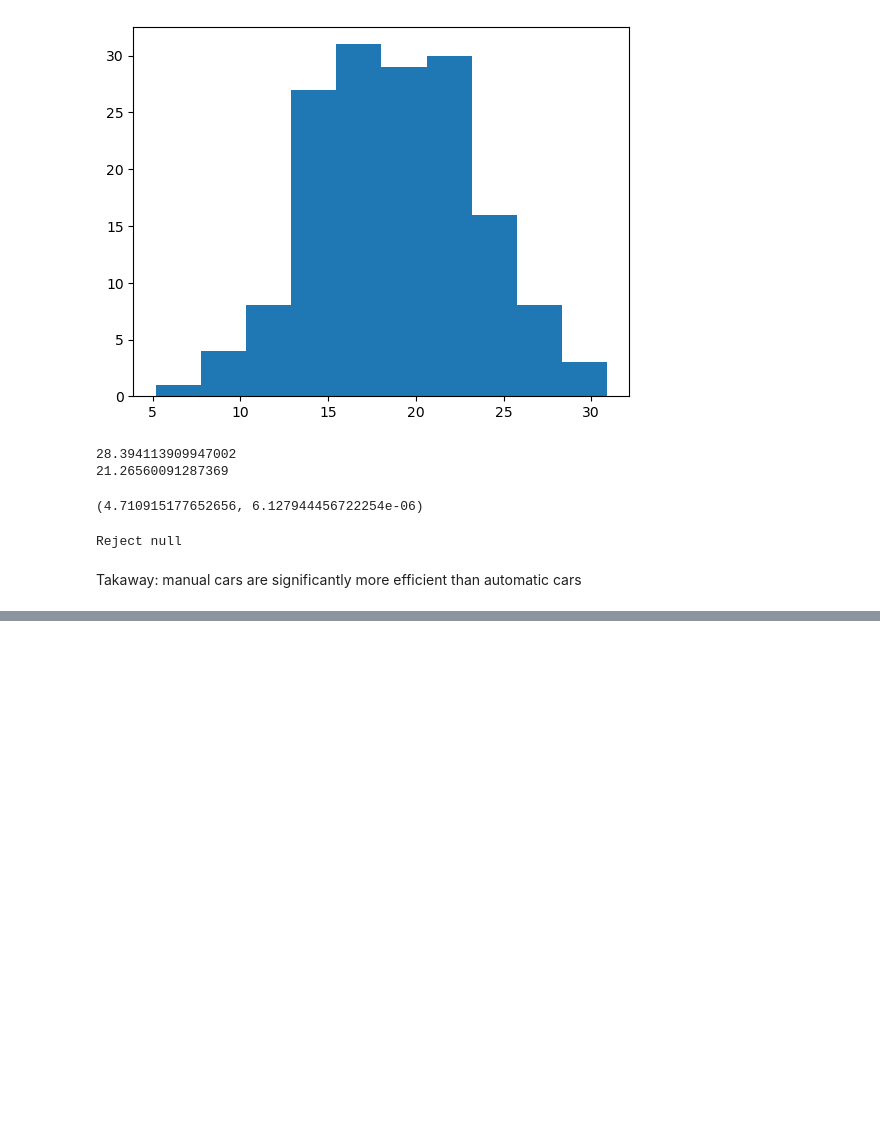
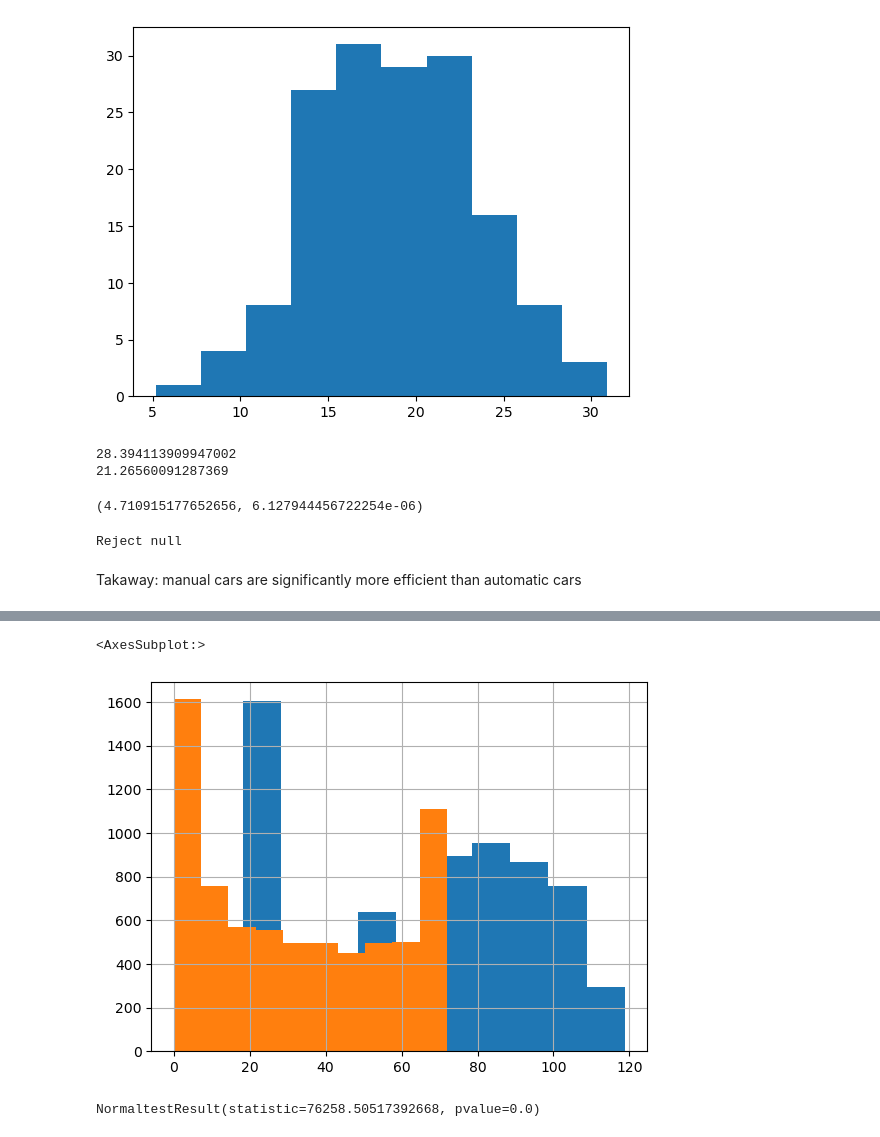
Before and after one commit to ihcrane/statistics-exercises, a Jupyter notebook: hypothesis_testing.ipynb, the cells around one changed output, grey strips where cells are left out. Cells and saved outputs as stored; diff of their text form; code cells hidden in the pictures; blank space fills up the shorter version.

```diff
--- a/hypothesis_testing.ipynb
+++ b/hypothesis_testing.ipynb
@@ -734,0 +785,10 @@ Takaway: manual cars are significantly more efficient than automatic cars
+# %%
+df.monthly_charges.hist()
+df.tenure.hist()
+# %% [output]
+<AxesSubplot:>
+[figure, added]
+# %%
+stats.normaltest(df.tenure, None)
+# %% [output]
+NormaltestResult(statistic=76258.50517392668, pvalue=0.0)
```
Also changed, not shown: parts of 58 cells of this notebook, 2 other files.
